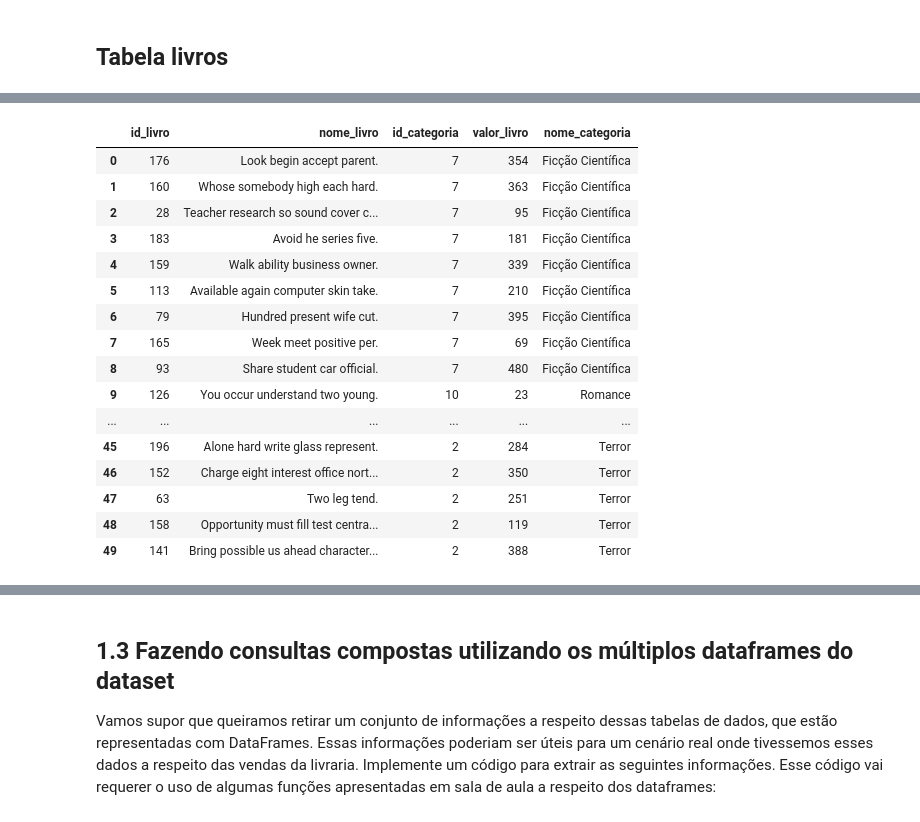
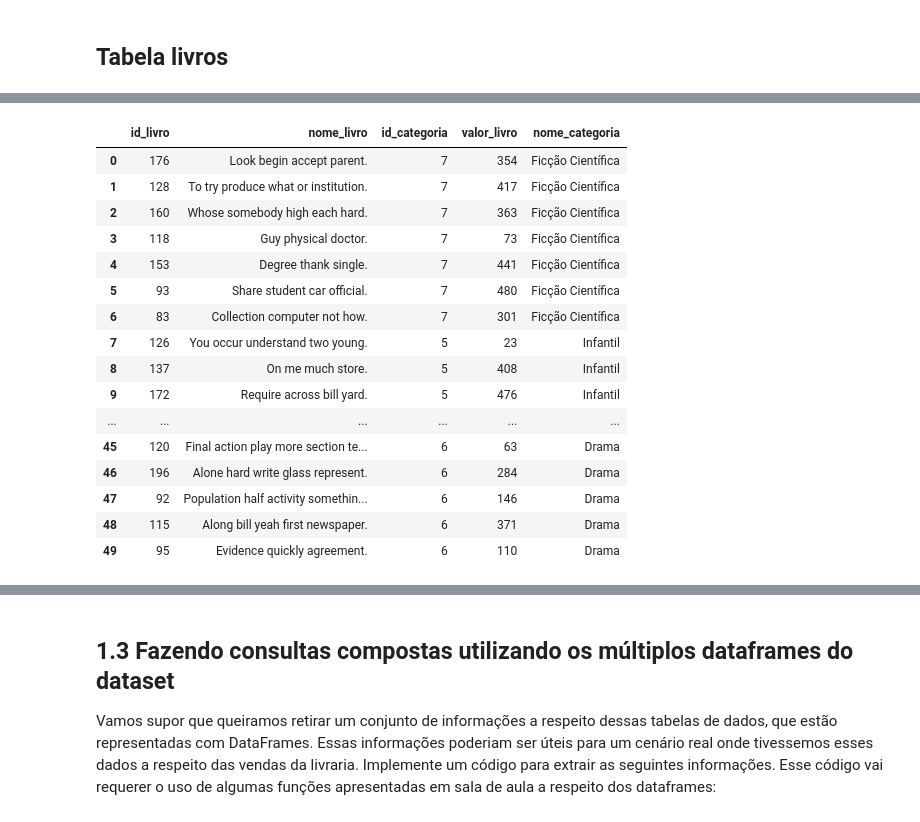
Before and after one commit to n3vrmr/data_studies, a Jupyter notebook: notebooks/1_python .ipynb, the cells around one changed output, grey strips where cells are left out. Cells and saved outputs as stored; diff of their text form; code cells hidden in the pictures.

```diff
--- a/notebooks/1_python .ipynb
+++ b/notebooks/1_python .ipynb
@@ -234,21 +233,22 @@ copy_books
 | 49 | 95 | Evidence quickly agreement. | 6 | 110 |
 # %%
-copy_books.merge(categoria_df)
+copy_books = copy_books.merge(categoria_df)
+copy_books
 # %% [output]
 |  | id_livro | nome_livro | id_categoria | valor_livro | nome_categoria |
 | 0 | 176 | Look begin accept parent. | 7 | 354 | Ficção Científica |
-| 1 | 160 | Whose somebody high each hard. | 7 | 363 | Ficção Científica |
-| 2 | 28 | Teacher research so sound cover c... | 7 | 95 | Ficção Científica |
-| 3 | 183 | Avoid he series five. | 7 | 181 | Ficção Científica |
-| 4 | 159 | Walk ability business owner. | 7 | 339 | Ficção Científica |
-| 5 | 113 | Available again computer skin take. | 7 | 210 | Ficção Científica |
-| 6 | 79 | Hundred present wife cut. | 7 | 395 | Ficção Científica |
-| 7 | 165 | Week meet positive per. | 7 | 69 | Ficção Científica |
-| 8 | 93 | Share student car official. | 7 | 480 | Ficção Científica |
-| 9 | 126 | You occur understand two young. | 10 | 23 | Romance |
+| 1 | 128 | To try produce what or institution. | 7 | 417 | Ficção Científica |
+| 2 | 160 | Whose somebody high each hard. | 7 | 363 | Ficção Científica |
+| 3 | 118 | Guy physical doctor. | 7 | 73 | Ficção Científica |
+| 4 | 153 | Degree thank single. | 7 | 441 | Ficção Científica |
+| 5 | 93 | Share student car official. | 7 | 480 | Ficção Científica |
+| 6 | 83 | Collection computer not how. | 7 | 301 | Ficção Científica |
+| 7 | 126 | You occur understand two young. | 5 | 23 | Infantil |
+| 8 | 137 | On me much store. | 5 | 408 | Infantil |
+| 9 | 172 | Require across bill yard. | 5 | 476 | Infantil |
 | ... | ... | ... | ... | ... | ... |
-| 45 | 196 | Alone hard write glass represent. | 2 | 284 | Terror |
-| 46 | 152 | Charge eight interest office nort... | 2 | 350 | Terror |
-| 47 | 63 | Two leg tend. | 2 | 251 | Terror |
-| 48 | 158 | Opportunity must fill test centra... | 2 | 119 | Terror |
-| 49 | 141 | Bring possible us ahead character... | 2 | 388 | Terror |
+| 45 | 120 | Final action play more section te... | 6 | 63 | Drama |
+| 46 | 196 | Alone hard write glass represent. | 6 | 284 | Drama |
+| 47 | 92 | Population half activity somethin... | 6 | 146 | Drama |
+| 48 | 115 | Along bill yeah first newspaper. | 6 | 371 | Drama |
+| 49 | 95 | Evidence quickly agreement. | 6 | 110 | Drama |
```
Also changed, not shown: parts of 70 cells of this notebook.
